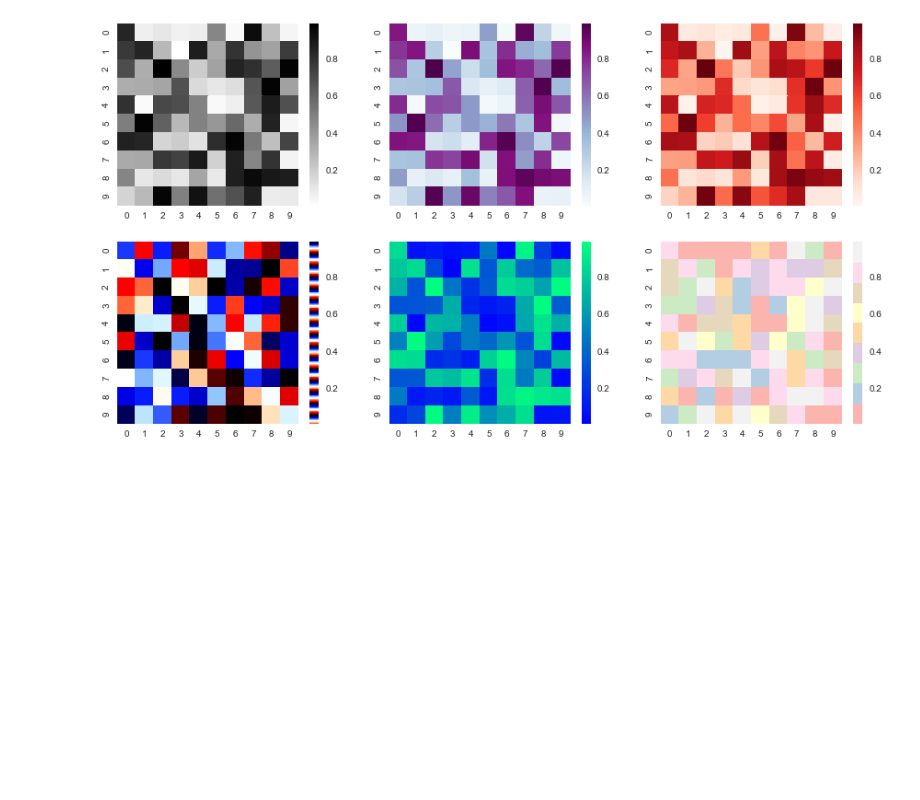
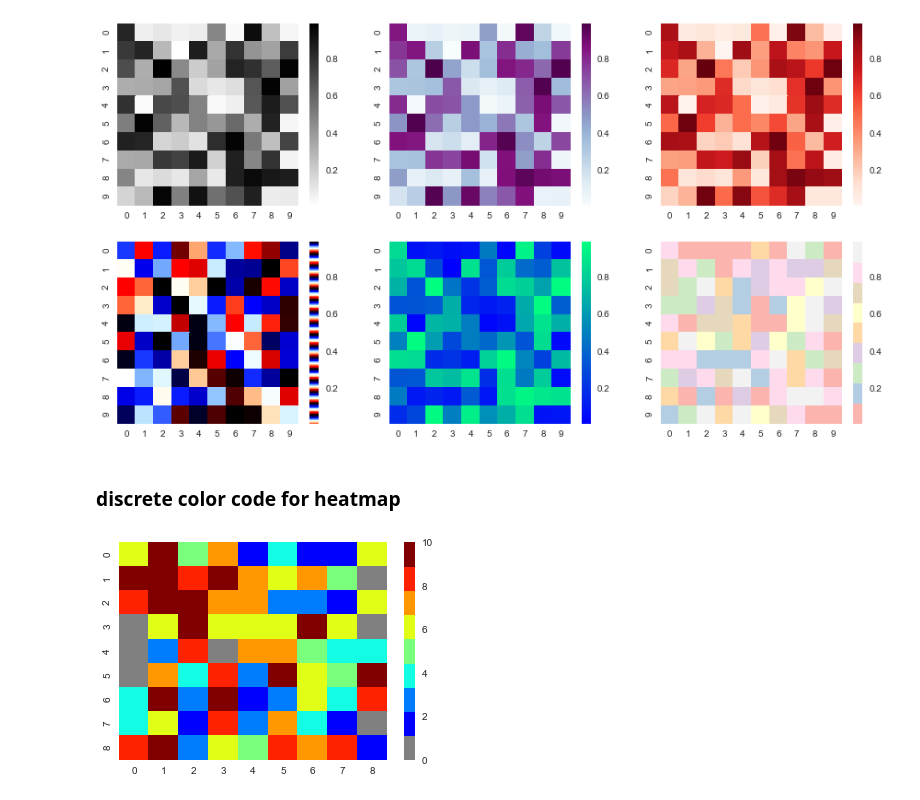
Before and after one commit to babinyurii/cheet_sheets, a Jupyter notebook: matplotlib_cheet_sheet.ipynb, the cells around one changed output. Saved outputs shown, nothing was run; the diff lists cells and outputs as text; code cells hidden in the pictures; blank space fills up the shorter version.

```diff
--- a/matplotlib_cheet_sheet.ipynb
+++ b/matplotlib_cheet_sheet.ipynb
@@ -408,3 +410,33 @@ sns.heatmap(data, cmap="Pastel1")
 plt.show()
 # %% [output]
 [figure]
+# %% [markdown]
+### <a id="17">discrete color code for heatmap</a>
+# %%
+import random
+
+data_heat = []
+for i in range(1, 10):
+    data_piece = []
+    data_heat.append([random.randint(1, 10) for x in range(1, 10)])
+
+# it's used to denote the largest value in colormap and split colormap into segments
+largest_value = max(max(data_heat))
+cmap = plt.cm.jet # defining colormap
+cmaplist = [cmap(i) for i in range(cmap.N)] # list of colors from jet map
+cmaplist[0] = (.5, .5, .5, 1.0) # first entry changed to be grey
+
+# creating new map
+cmap = cmap.from_list("number of indels", cmaplist, cmap.N)
+
+# creating bounds based on the largest indel number
+bounds = np.linspace(0, largest_value, largest_value)
+# generating colormap index (boundaries, num of colors to be used)
+norm = mpl.colors.BoundaryNorm(bounds, cmap.N)
+
+fig = plt.figure()
+sns.heatmap(data_heat, cmap=cmap, norm=norm)
+
+plt.show()
+# %% [output]
+[figure, added]
```
Also changed, not shown: parts of 4 cells of this notebook.
